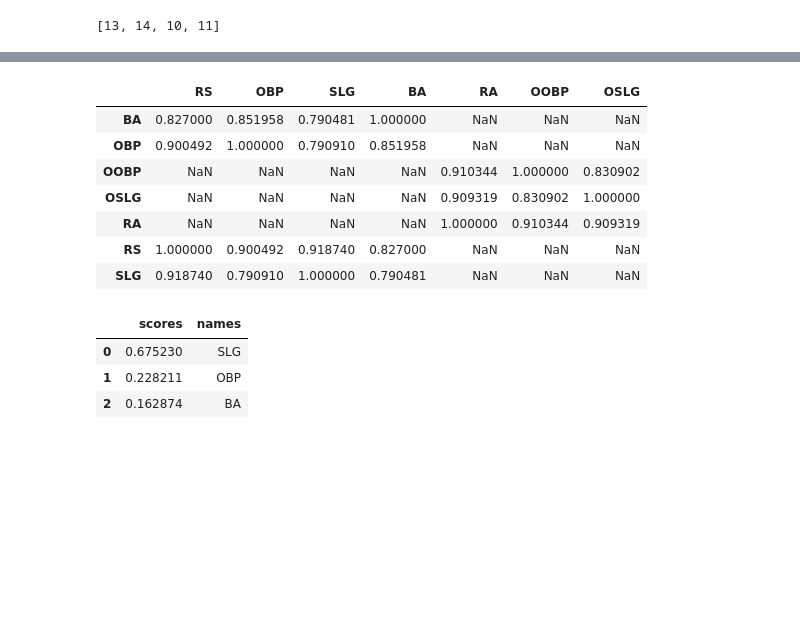
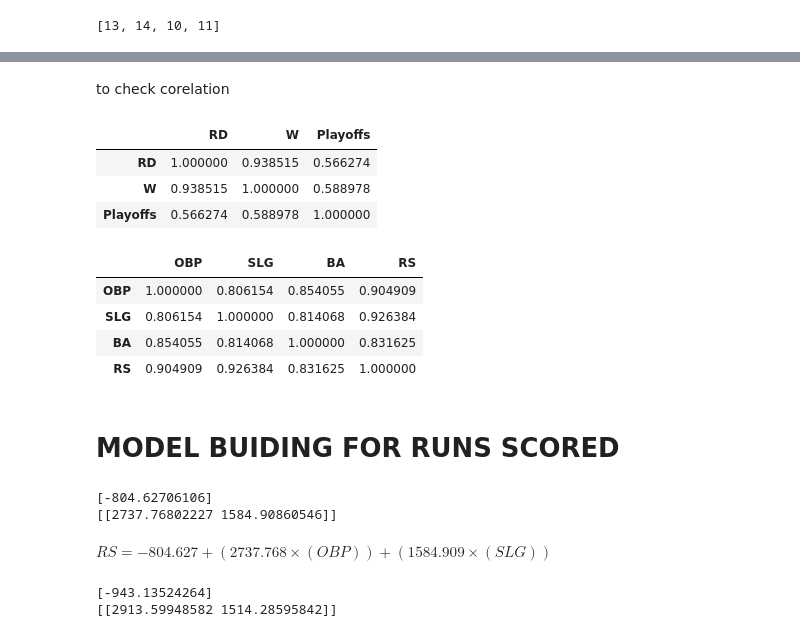
Before and after one commit to gagandeep7/moneyball-Problem-using-Python, a Jupyter notebook: Moneyball.ipynb, the cells around one changed output, grey strips where cells are left out. Cells and saved outputs as stored; diff of their text form; code cells hidden in the pictures; blank space fills up the shorter version.

```diff
--- a/Moneyball.ipynb
+++ b/Moneyball.ipynb
@@ -172,32 +121,0 @@ To retain the current behavior and silence the warning, pass 'sort=True'.
-# %%
-# finding best attributes
-df3# it is clear batting average is not that much essential for RS
-# %% [output]
-|  | RS | OBP | SLG | BA | RA | OOBP | OSLG |
-| BA | 0.827000 | 0.851958 | 0.790481 | 1.000000 | NaN | NaN | NaN |
-| OBP | 0.900492 | 1.000000 | 0.790910 | 0.851958 | NaN | NaN | NaN |
-| OOBP | NaN | NaN | NaN | NaN | 0.910344 | 1.000000 | 0.830902 |
-| OSLG | NaN | NaN | NaN | NaN | 0.909319 | 0.830902 | 1.000000 |
-| RA | NaN | NaN | NaN | NaN | 1.000000 | 0.910344 | 0.909319 |
-| RS | 1.000000 | 0.900492 | 0.918740 | 0.827000 | NaN | NaN | NaN |
-| SLG | 0.918740 | 0.790910 | 1.000000 | 0.790481 | NaN | NaN | NaN |
-# %%
-# compare RS features using sklearn
-
-from sklearn.feature_selection import SelectKBest
-from sklearn.feature_selection import chi2
-x=df[['SLG','OBP','BA']]
-Y=df['RS']
-best=SelectKBest(score_func=chi2,k=3)
-best.fit(x,y)
-scores=pd.DataFrame(best.scores_)
-props=pd.DataFrame(x.columns)
-# concat two dataframes
-result=pd.concat([scores,props],axis=1)
-result.columns=['scores','names']
-result
-# %% [output]
-|  | scores | names |
-| 0 | 0.675230 | SLG |
-| 1 | 0.228211 | OBP |
-| 2 | 0.162874 | BA |
@@ -205,0 +122,34 @@ from sklearn.metrics import mean_squared_error
+# %% [markdown]
+to check corelation
+# %%
+corrcheck = df[['RD', 'W', 'Playoffs']].copy()
+corrcheck.corr(method='pearson')
+# %% [output]
+|  | RD | W | Playoffs |
+| RD | 1.000000 | 0.938515 | 0.566274 |
+| W | 0.938515 | 1.000000 | 0.588978 |
+| Playoffs | 0.566274 | 0.588978 | 1.000000 |
+# %%
+# corelation of attacking features
+podesta = df[['OBP','SLG','BA','RS']]
+podesta.corr(method='pearson')
+# %% [output]
+|  | OBP | SLG | BA | RS |
+| OBP | 1.000000 | 0.806154 | 0.854055 | 0.904909 |
+| SLG | 0.806154 | 1.000000 | 0.814068 | 0.926384 |
+| BA | 0.854055 | 0.814068 | 1.000000 | 0.831625 |
+| RS | 0.904909 | 0.926384 | 0.831625 | 1.000000 |
+# %% [markdown]
+# MODEL BUIDING FOR RUNS SCORED
+# %%
+x = df[['OBP','SLG']].values# we dont take batting average as it is not that much correleated to runs score
+y = df[['RS']].values
+run_score = LinearRegression()
+run_score.fit(x,y)
+print(Runs.intercept_)
+print(Runs.coef_)
+# %% [output]
+[-804.62706106]
+[[2737.76802227 1584.90860546]]
+# %% [markdown]
+$ RS = -804.627 + (2737.768×(OBP)) + (1584.909×(SLG))$
@@ -205,0 +158,11 @@ from sklearn.metrics import mean_squared_error
+# %%
+x = dfs[['OOBP','OSLG']].values
+y = dfs[['RA']].values
+run_allow = LinearRegression()
+run_allow.fit(x,y)
+
+print(RunsAllowed.intercept_)
+print(RunsAllowed.coef_)
+# %% [output]
+[-943.13524264]
+[[2913.59948582 1514.28595842]]
```
Also changed, not shown: parts of 30 cells of this notebook.
